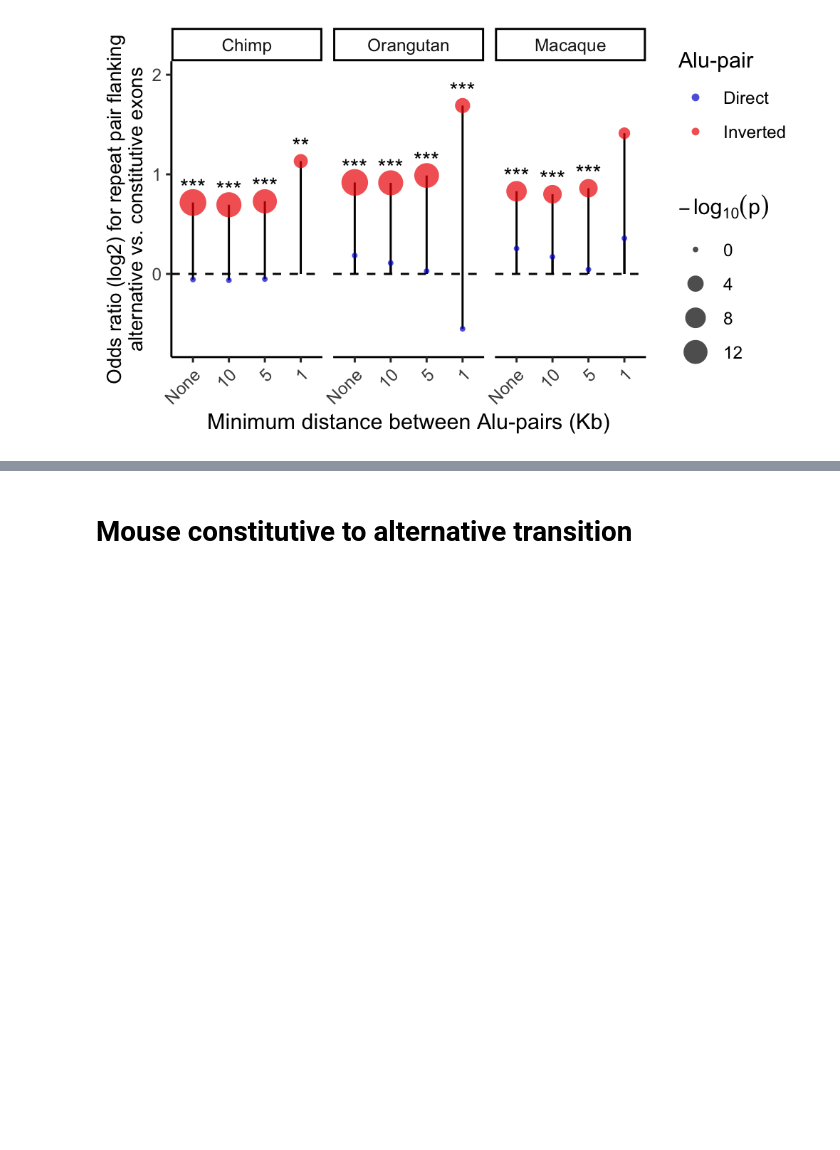
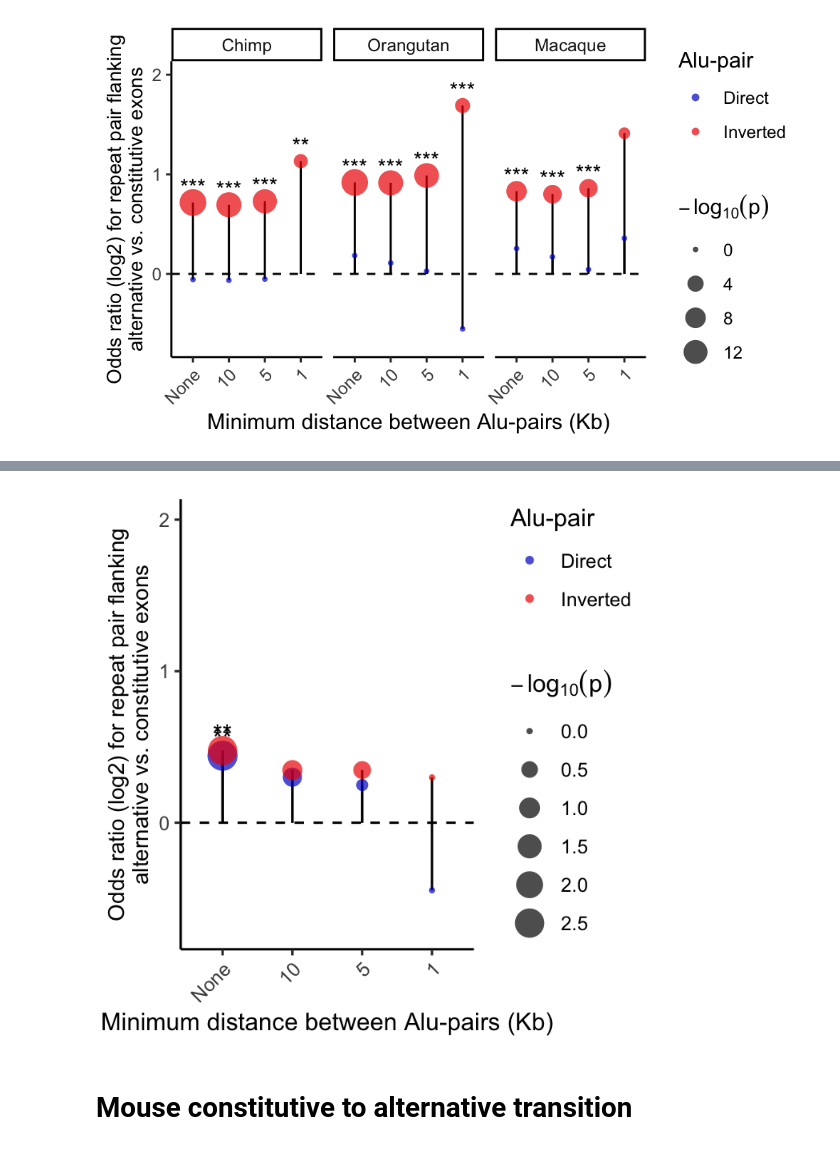
Before and after one commit to Hyunbeen-Lee/RNA_Alu_paper_figure, a Jupyter notebook: Notebooks/Figure2.ipynb, the cells around one changed output, grey strips where cells are left out. Cells and saved outputs as stored; diff of their text form; code cells hidden in the pictures; blank space fills up the shorter version.

```diff
--- a/Notebooks/Figure2.ipynb
+++ b/Notebooks/Figure2.ipynb
@@ -88,0 +91,14 @@ Fig2A
+# %%
+%%R
+
+mouse    <- fread("../Data/mouse_plot_data.tsv")
+mouse[, adj_p_val := p.adjust(P_Value, method = "bonferroni")]
+mouse[, significance := cut(adj_p_val,
+                                 breaks = c(0, 0.001, 0.01, 0.05, 1),
+                                 labels = c("***", "**", "*", "ns"))]
+
+
+mouse[, Dist_threshold := factor(Dist_threshold,
+                                     levels = c("No filter", "10000", "5000", "1000"))]
+
+mouse
@@ -89,3 +116,30 @@ Fig2A
+# %%
+%%R -w 3.5 -h 3.5 --units in -r 200
+
+ggplot(mouse, aes(x = Dist_threshold, y = log2(Odds_Ratio))) +
+  geom_hline(yintercept = 0, linetype = "dashed", color = "black", size = 0.5) +
+  geom_segment(aes(x = Dist_threshold, xend = Dist_threshold,
+                   y = 0, yend = log2(Odds_Ratio)),
+               color = "black", size = 0.5) +
+  geom_point(aes(colour = Type, size = -log10(adj_p_val)), alpha = 0.7,  shape = 16) +
+  geom_text(data = subset(mouse, significance != "ns"),
+            aes(label = significance),
+            vjust = -0.5) +
+  xlab("Minimum distance between Alu-pairs (Kb)") +
+  ylab("Odds ratio (log2) for repeat pair flanking\nalternative vs. constitutive exons") +
+  ylim(c(-0.7, 2)) +
+    scale_x_discrete(labels = c("No filter" = "None",
+                              "10000" = "10",
+                              "5000"  = "5",
+                              "1000"  = "1")) +
+  scale_colour_manual(name = "Alu-pair",
+                      values = c("Direct" = "blue3", "Inverted" = "red2")) +
+  scale_size_continuous(name = expression(-log[10](p))) +
+  theme_classic() +
+  theme(plot.title = element_text(hjust = 0.5),
+        axis.title.y = element_text(size = 10), axis.text.x = element_text(angle = 45, hjust=1))
+# %% [output]
+[figure, added]
 # %%
 %%R
 
```
Also changed, not shown: parts of 2 cells of this notebook, 1 other file.
